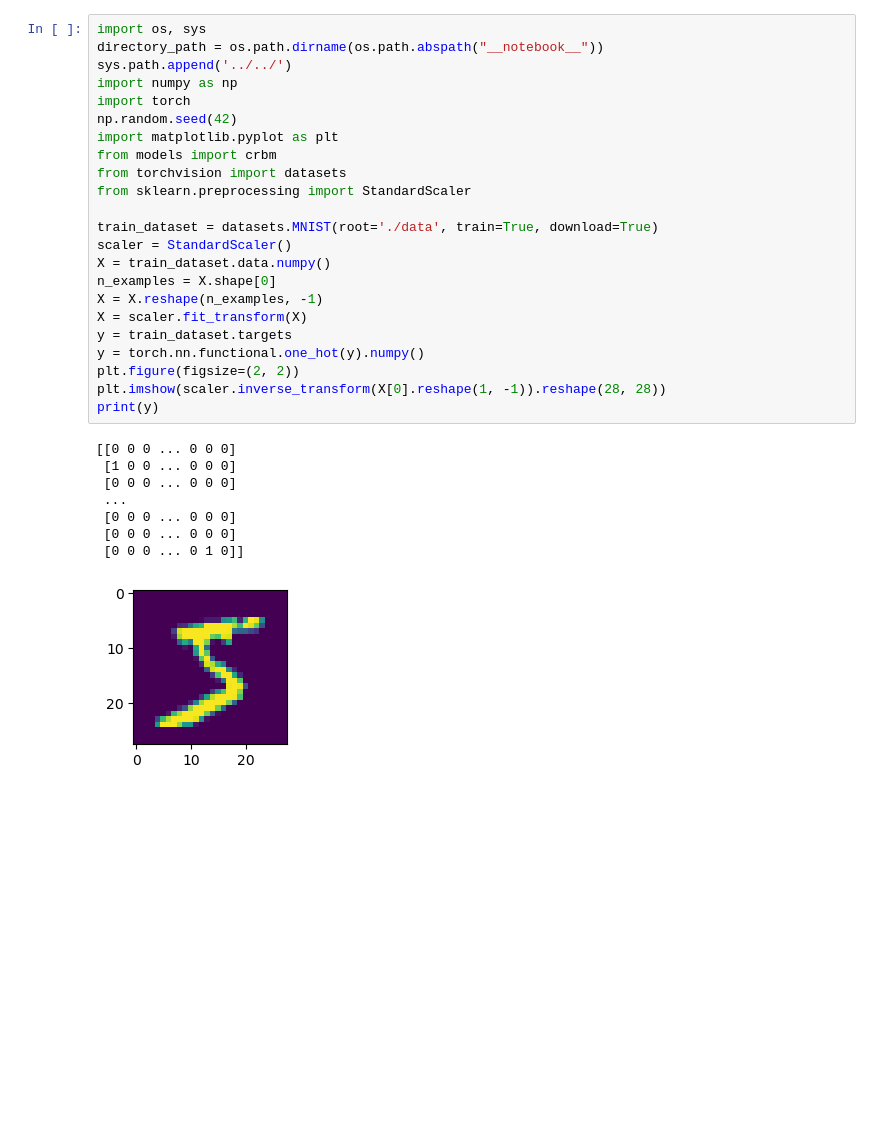
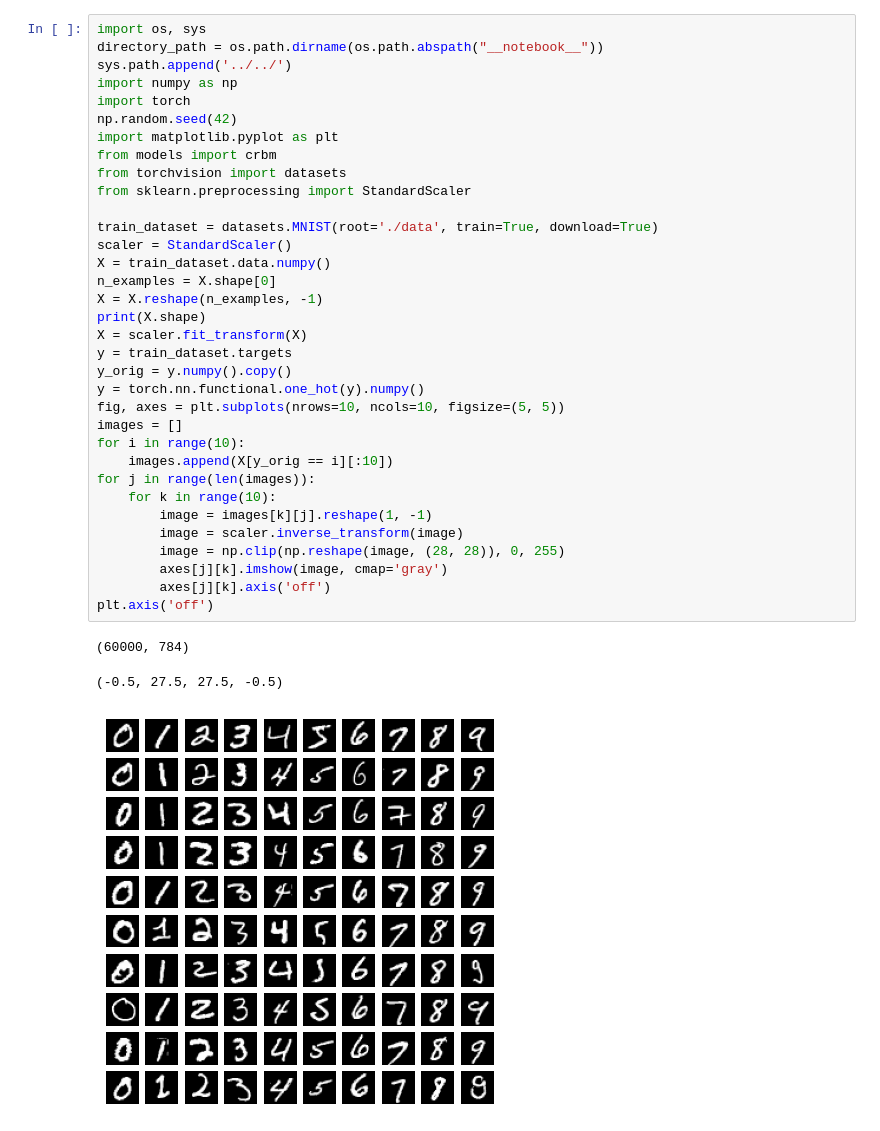
Before and after one commit to ajy25/adversarialRBMs, a Jupyter notebook: demos/crbm_demos/mnist_demo.ipynb, the cells around one changed output. Cells and saved outputs as stored; diff of their text form; blank space fills up the shorter version.

```diff
--- a/demos/crbm_demos/mnist_demo.ipynb
+++ b/demos/crbm_demos/mnist_demo.ipynb
@@ -1,35 +1,41 @@
 # %%
 import os, sys
 directory_path = os.path.dirname(os.path.abspath("__notebook__"))
 sys.path.append('../../')
 import numpy as np
 import torch
 np.random.seed(42)
 import matplotlib.pyplot as plt
 from models import crbm
 from torchvision import datasets
 from sklearn.preprocessing import StandardScaler
 
 train_dataset = datasets.MNIST(root='./data', train=True, download=True)
 scaler = StandardScaler()
 X = train_dataset.data.numpy()
 n_examples = X.shape[0]
 X = X.reshape(n_examples, -1)
+print(X.shape)
 X = scaler.fit_transform(X)
 y = train_dataset.targets
+y_orig = y.numpy().copy()
 y = torch.nn.functional.one_hot(y).numpy()
-plt.figure(figsize=(2, 2))
-plt.imshow(scaler.inverse_transform(X[0].reshape(1, -1)).reshape(28, 28))
-print(y)
+fig, axes = plt.subplots(nrows=10, ncols=10, figsize=(5, 5))
+images = []
+for i in range(10):
+    images.append(X[y_orig == i][:10])
+for j in range(len(images)):
+    for k in range(10):
+        image = images[k][j].reshape(1, -1)
+        image = scaler.inverse_transform(image)
+        image = np.clip(np.reshape(image, (28, 28)), 0, 255)
+        axes[j][k].imshow(image, cmap='gray')
+        axes[j][k].axis('off')
+plt.axis('off')
 # %% [output]
-[[0 0 0 ... 0 0 0]
- [1 0 0 ... 0 0 0]
- [0 0 0 ... 0 0 0]
- ...
- [0 0 0 ... 0 0 0]
- [0 0 0 ... 0 0 0]
- [0 0 0 ... 0 1 0]]
+(60000, 784)
+(-0.5, 27.5, 27.5, -0.5)
-[figure, old version]
+[figure, new version]
 # %%
 model = crbm.ConditionalRBM(
     n_vis=784,
```
Also changed, not shown: parts of 3 cells of this notebook, 9 other files.
